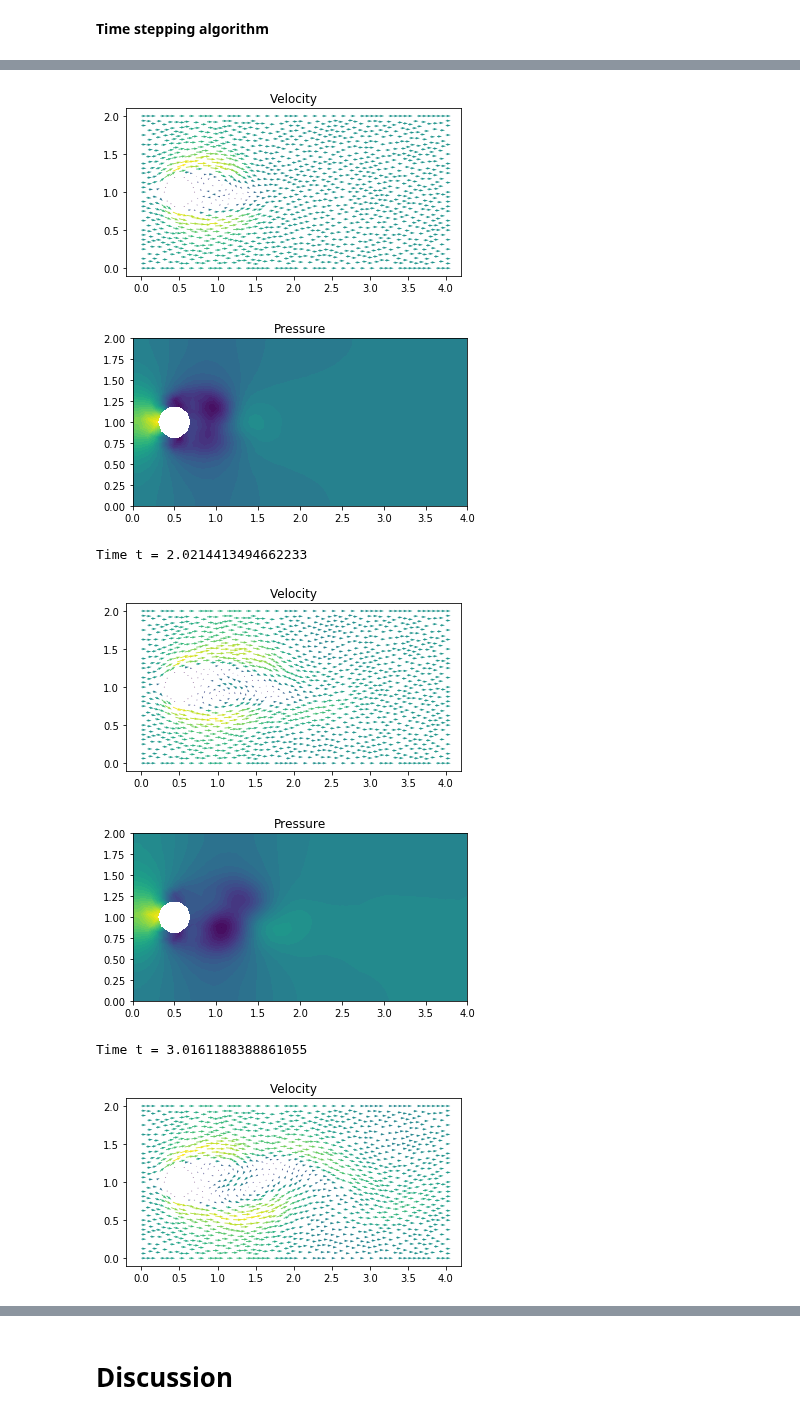
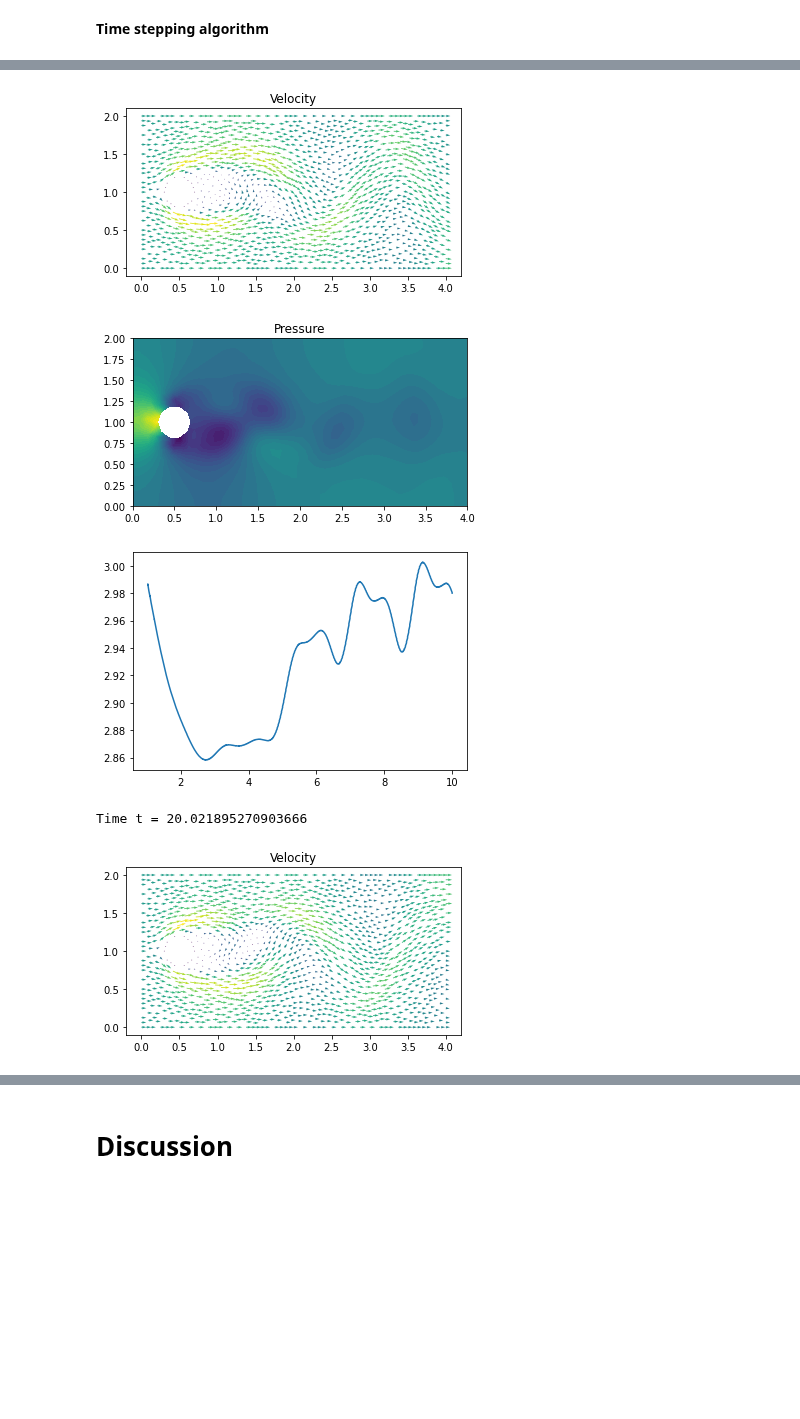
Before and after one commit to johanhoffman/DD2365-VT20, a Jupyter notebook: template-report-Navier-Stokes.ipynb, the cells around one changed output, grey strips where cells are left out. Saved outputs shown, nothing was run; the diff lists cells and outputs as text; code cells hidden in the pictures; blank space fills up the shorter version.

```diff
--- a/template-report-Navier-Stokes.ipynb
+++ b/template-report-Navier-Stokes.ipynb
@@ -201,7 +202,7 @@ ds = Measure('ds', domain=mesh, subdomain_data=boundaries)
 **Define flow parameters**
 # %%
 # Set viscosity
-nu = 1.0e-3
+nu = 4.0e-3
 # %% [markdown]
 **Define method parameters**
 # %%
@@ -246,0 +250,9 @@ Lp = rhs(Fp)
+# %%
+#psi_expression = Expression(("near(pow(x[0]-0.5,2.0) + pow(x[1]-1.0,2.0) - pow(0.2,2.0), 0.0) ? 1. : 0.","0.0"), element = V.ufl_element())
+psi_expression = Expression(("pow(x[0]-0.5,2.0) + pow(x[1]-1.0,2.0) - pow(0.2,2.0) < 1.e-5 ? 1. : 0.","0.0"), element = V.ufl_element())
+psi = interpolate(psi_expression, V)
+
+Force = inner((u1 - u0)/dt + grad(um1)*um1, psi)*dx - p1*div(psi)*dx + nu*inner(grad(um1), grad(psi))*dx
+
+plt.figure()
+plot(psi, title="weight function psi")
@@ -259,8 +274,14 @@ plot_freq = 10
 # %%
 !rm results-NS/*
 
+# Force computation
+force_array = np.array(0.0)
+force_array = np.delete(force_array, 0)
+time = np.array(0.0)
+time = np.delete(time, 0)
+
 # Time stepping
-T = 10
+T = 20
 t = dt
 while t < T + DOLFIN_EPS:
 
@@ -292,6 +313,16 @@ while t < T + DOLFIN_EPS:
         [bc.apply(p1.vector()) for bc in bcp]
         solve(Ap, p1.vector(), bp, "bicgstab", prec)
 
+        # Compute force
+        F = assemble(Force)
+        normalization = -2.0/0.4
+        #normalization = 1.0
+        #s1 = 'Force = ' + repr(normalization*F)
+        #print(s1)
+        if (t > 1.0):
+          force_array = np.append(force_array, normalization*F)
+          time = np.append(time, t)
+
         k += 1
 
     if t > plot_time:
@@ -314,12 +345,14 @@ while t < T + DOLFIN_EPS:
 
         plt.show()
 
+        plt.figure()
+        plt.plot(time, force_array)
+        plt.show()
+
     # Update time step
     u0.assign(u1)
     t += dt
 
-plt.show()
-
 #!tar -czvf results-NS.tar.gz results-NS
 #files.download('results-NS.tar.gz')
 # %% [output]
@@ -331,7 +364,5 @@ Time t = 1.0267638600463342
-[figure, old version]
-[figure, old version]
+[figure, new version]
-Time t = 2.0214413494662233
-[figure, old version]
+[figure, new version]
-[figure, old version]
+[figure, new version]
-Time t = 3.0161188388861055
+Time t = 20.021895270903666
-[figure, old version]
+[figure, new version]
```
Also changed, not shown: parts of 4 cells of this notebook.
